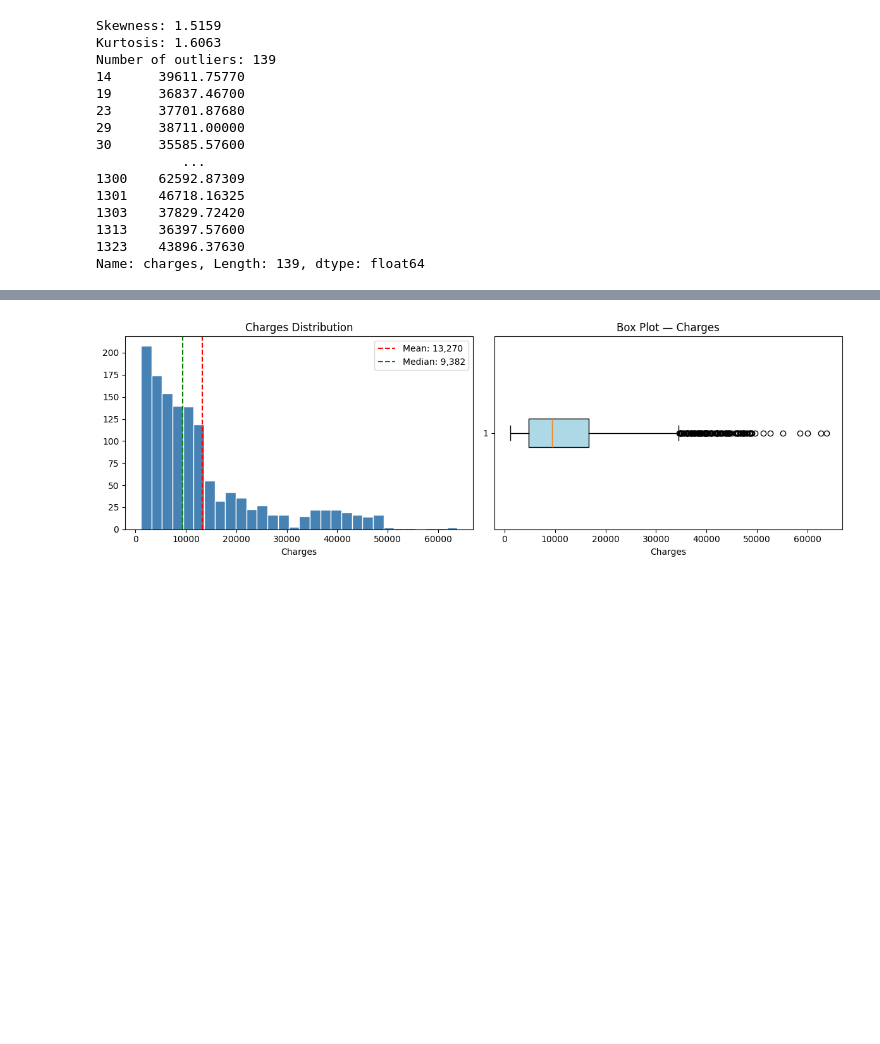
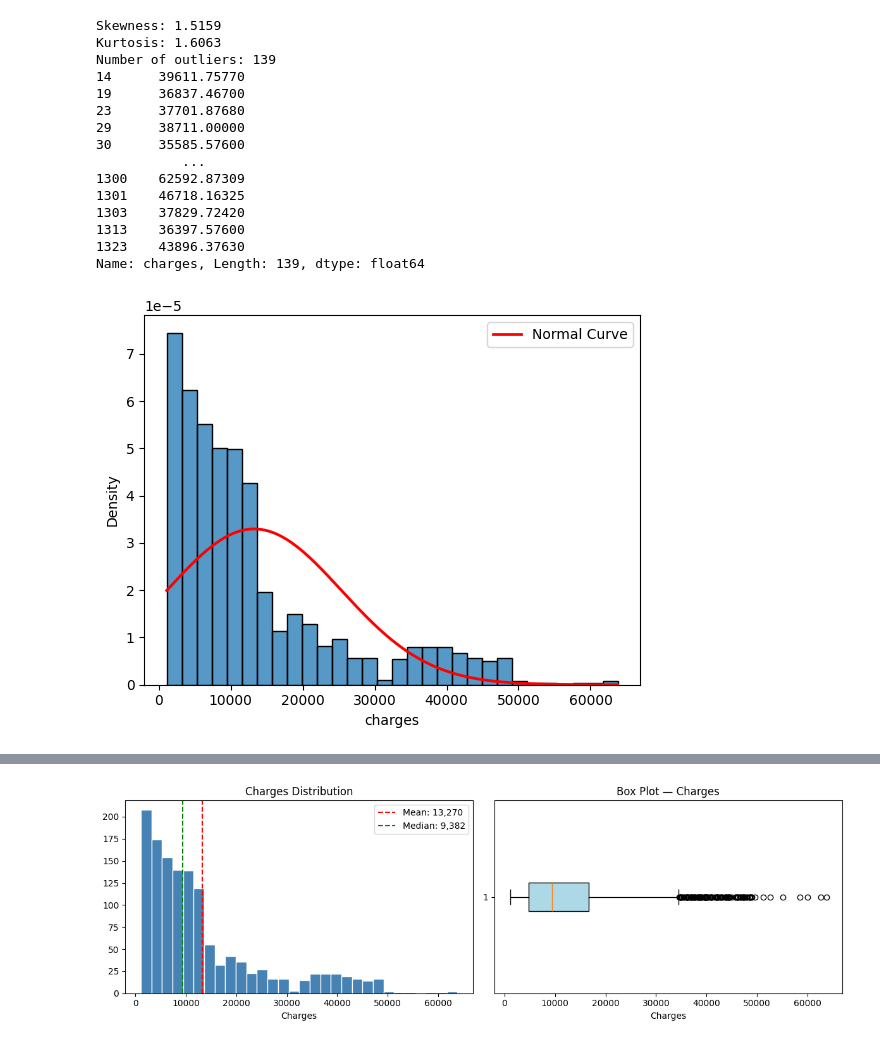
Before and after one commit to tasnimsaimaraita/Demo, a Jupyter notebook: insuracnce.ipynb, the cells around one changed output, grey strips where cells are left out. Cells and saved outputs as stored; diff of their text form; code cells hidden in the pictures; blank space fills up the shorter version.

```diff
--- a/insuracnce.ipynb
+++ b/insuracnce.ipynb
@@ -94,3 +94,22 @@ Number of outliers: 139
 1313    36397.57600
 1323    43896.37630
 Name: charges, Length: 139, dtype: float64
+# %%
+import numpy as np
+import matplotlib.pyplot as plt
+import seaborn as sns
+from scipy.stats import norm
+
+# Histogram
+sns.histplot(col, bins=30, stat='density', kde=False)
+
+# Normal curve (to visualize skewness relative to a normal distribution)
+x = np.linspace(col.min(), col.max(), 1000)
+y = norm.pdf(x, col.mean(), col.std())
+
+plt.plot(x, y, color='red', linewidth=2, label='Normal Curve')
+
+plt.legend()
+plt.show()
+# %% [output]
+[figure, added]
```
Also changed, not shown: parts of 1 cell of this notebook.
